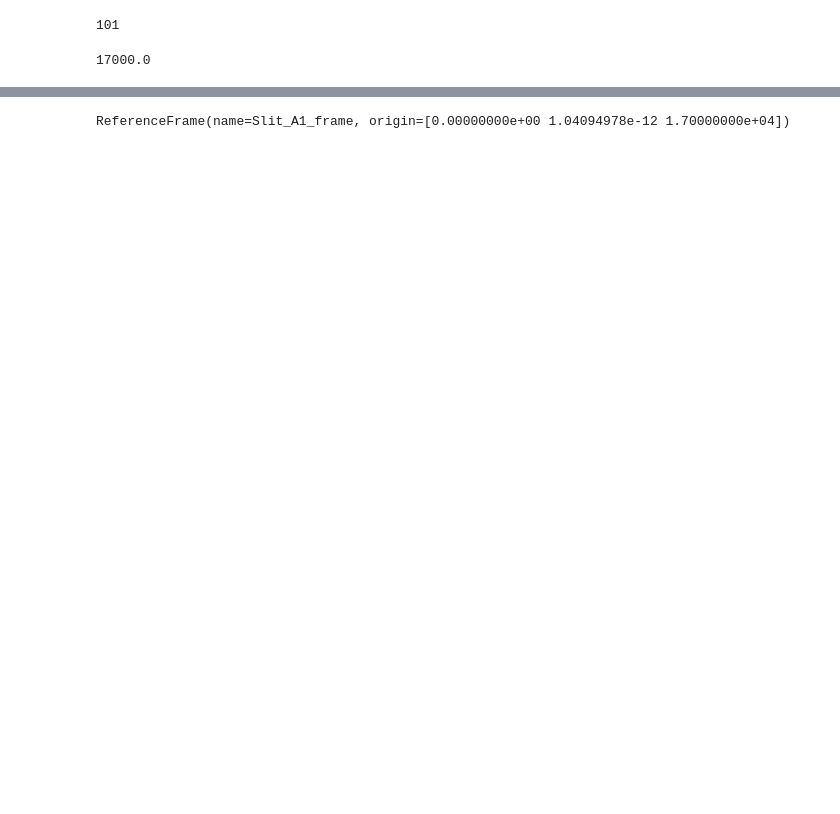
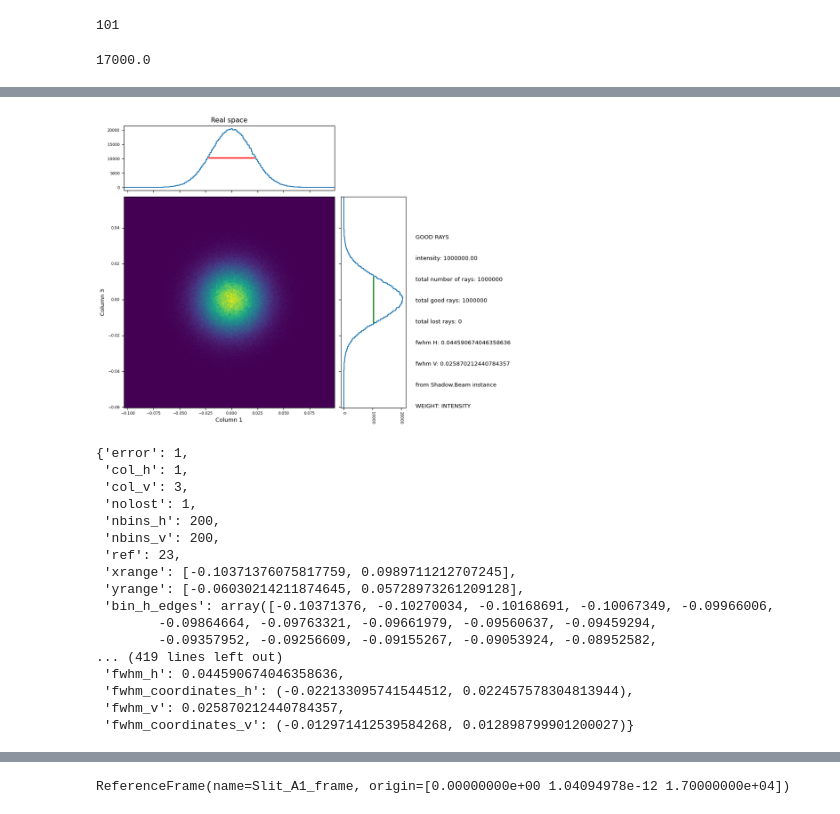
Before and after one commit to amici-lnls/cax-control, a Jupyter notebook: notebooks/cax_sim_class.ipynb, the cells around one changed output, grey strips where cells are left out. Saved outputs shown, nothing was run; the diff lists cells and outputs as text; code cells hidden in the pictures; blank space fills up the shorter version.

```diff
--- a/notebooks/cax_sim_class.ipynb
+++ b/notebooks/cax_sim_class.ipynb
@@ -427,14 +490,16 @@ slit = Slits("Slit_A1", "screen.props")
 # %%
 sirius_frame = ReferenceFrame(name="sirius")
 # %%
-R1 = rot_matrix('x', np.pi/2)
-R2 = rot_matrix('y', np.pi)
+R1 = rotation_matrix('x', 90)
+R2 = rotation_matrix('y', 180)
 source_R = R1 @ R2
 shadow_frame = sirius_frame.child_frame(relative_origin=[0, 0, 0],
                                         relative_rotation=source_R,
                                         name="shadow")
 # %%
-optical_elements = [mirror, slit]
+optical_elements = [mirror, slit, screen]
+# %%
+beam = Shadow.Beam()
 # %%
 cax = BeamLine(name="CAX", source=source, optical_elements=optical_elements,
-               beamline_frame=shadow_frame, lab_frame=sirius_frame)
+               beamline_frame=shadow_frame, lab_frame=sirius_frame, beam=beam)
@@ -440,0 +598,21 @@ cax = BeamLine(name="CAX", source=source, optical_elements=optical_elements,
+# %%
+Shadow.ShadowTools.plotxy(cax.beams[0],1,3,nbins=200,nolost=1,title="Real space")
+# %% [output]
+[figure, added]
+{'error': 1,
+ 'col_h': 1,
+ 'col_v': 3,
+ 'nolost': 1,
+ 'nbins_h': 200,
+ 'nbins_v': 200,
+ 'ref': 23,
+ 'xrange': [-0.10371376075817759, 0.0989711212707245],
+ 'yrange': [-0.06030214211874645, 0.05728973261209128],
+ 'bin_h_edges': array([-0.10371376, -0.10270034, -0.10168691, -0.10067349, -0.09966006,
+        -0.09864664, -0.09763321, -0.09661979, -0.09560637, -0.09459294,
+        -0.09357952, -0.09256609, -0.09155267, -0.09053924, -0.08952582,
+... (419 lines left out)
+ 'fwhm_h': 0.044590674046358636,
+ 'fwhm_coordinates_h': (-0.022133095741544512, 0.022457578304813944),
+ 'fwhm_v': 0.025870212440784357,
+ 'fwhm_coordinates_v': (-0.012971412539584268, 0.012898799901200027)}
```
Also changed, not shown: parts of 18 cells of this notebook, 2 other files.
